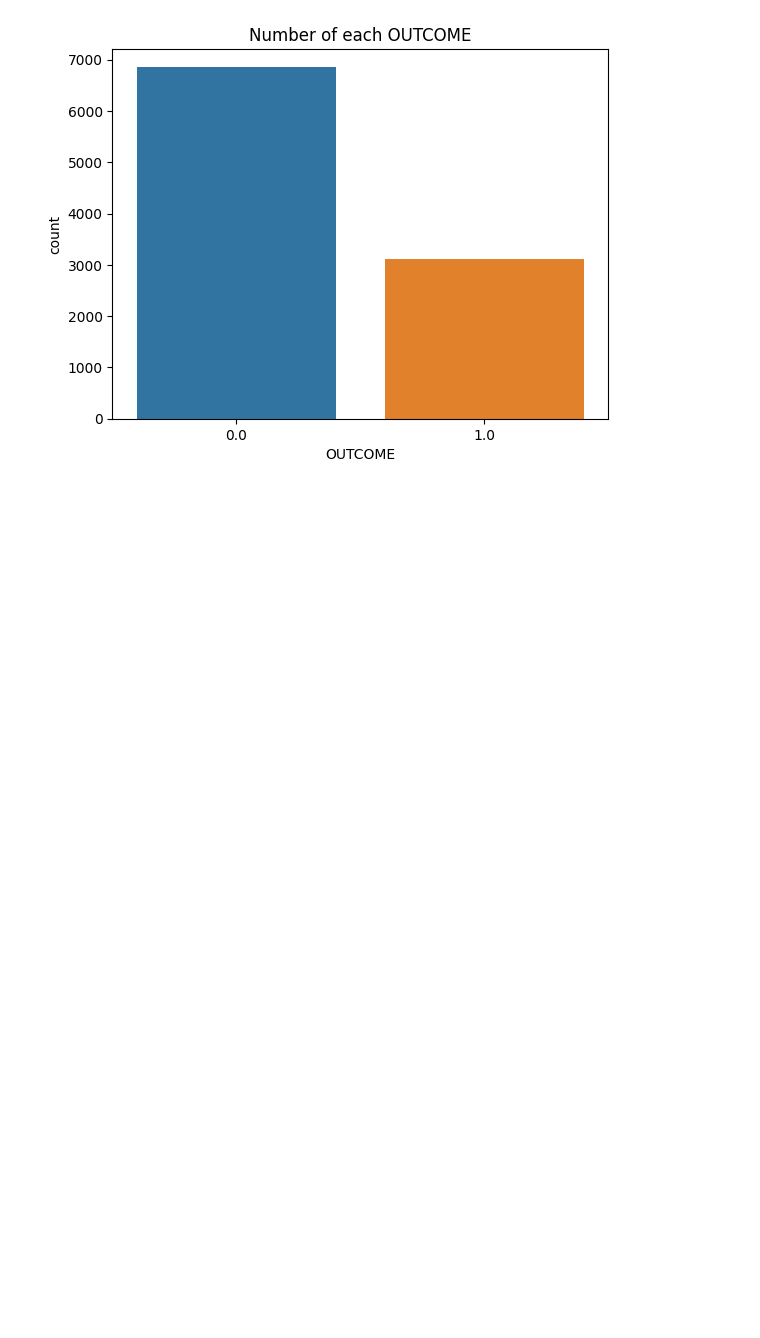
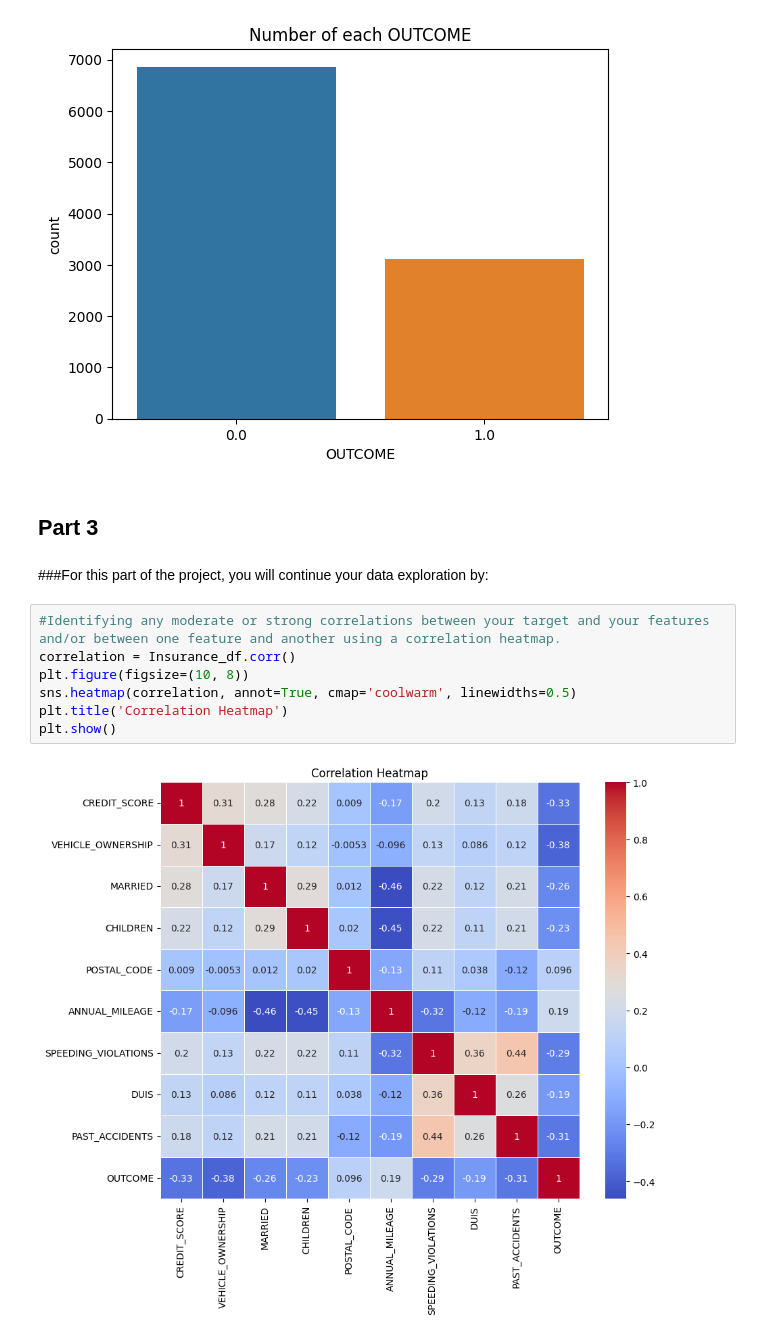
Before and after one commit to Sudo-CHRIS-dev/MachineLearning, a Jupyter notebook: Project2.ipynb, the cells around one changed output. Cells and saved outputs as stored; diff of their text form; blank space fills up the shorter version.

```diff
--- a/Project2.ipynb
+++ b/Project2.ipynb
@@ -265,3 +265,16 @@ ax = sns.countplot(data=EDA_Insurance_df,
 ax.set_title('Number of each OUTCOME');
 # %% [output]
 [figure]
+# %% [markdown]
+## Part 3
+# %% [markdown]
+###For this part of the project, you will continue your data exploration by:
+# %%
+#Identifying any moderate or strong correlations between your target and your features and/or between one feature and another using a correlation heatmap.
+correlation = Insurance_df.corr()
+plt.figure(figsize=(10, 8))
+sns.heatmap(correlation, annot=True, cmap='coolwarm', linewidths=0.5)
+plt.title('Correlation Heatmap')
+plt.show()
+# %% [output]
+[figure, added]
```
Also changed, not shown: parts of 6 cells of this notebook.
